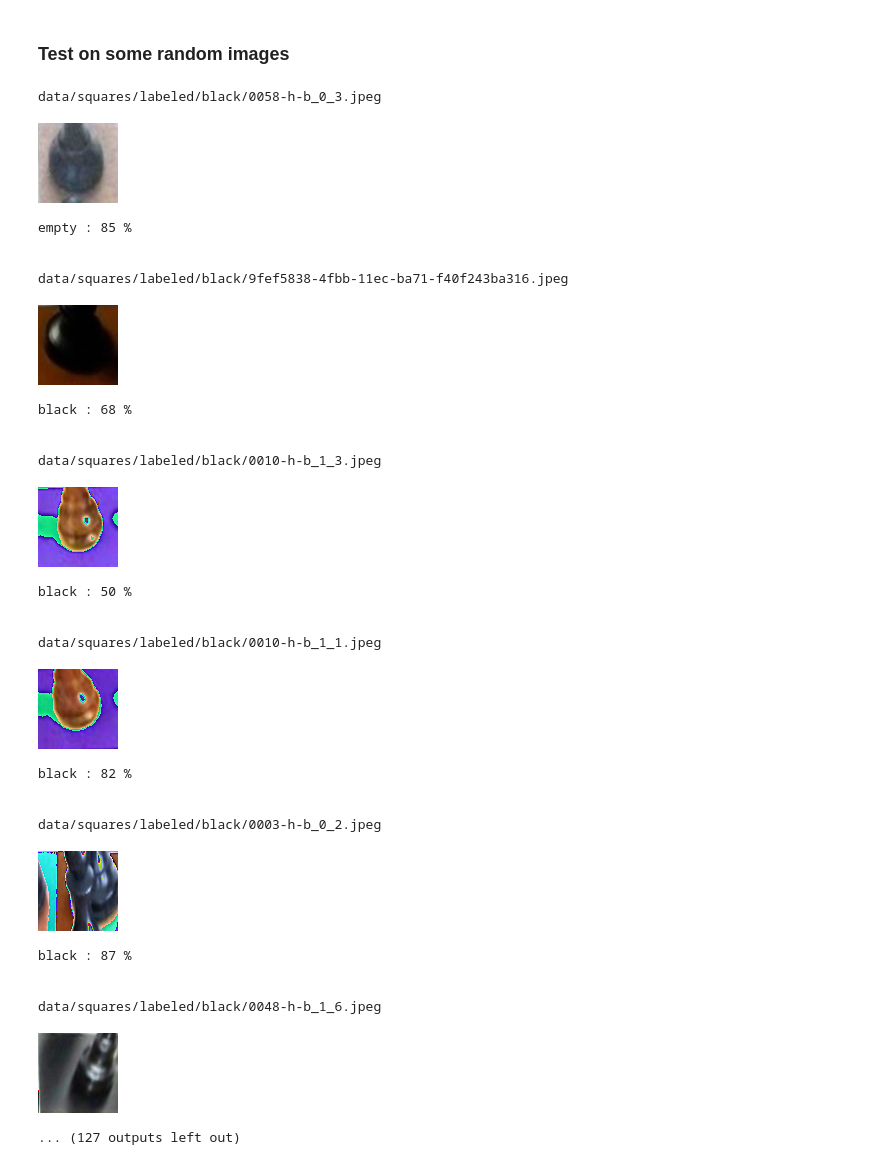
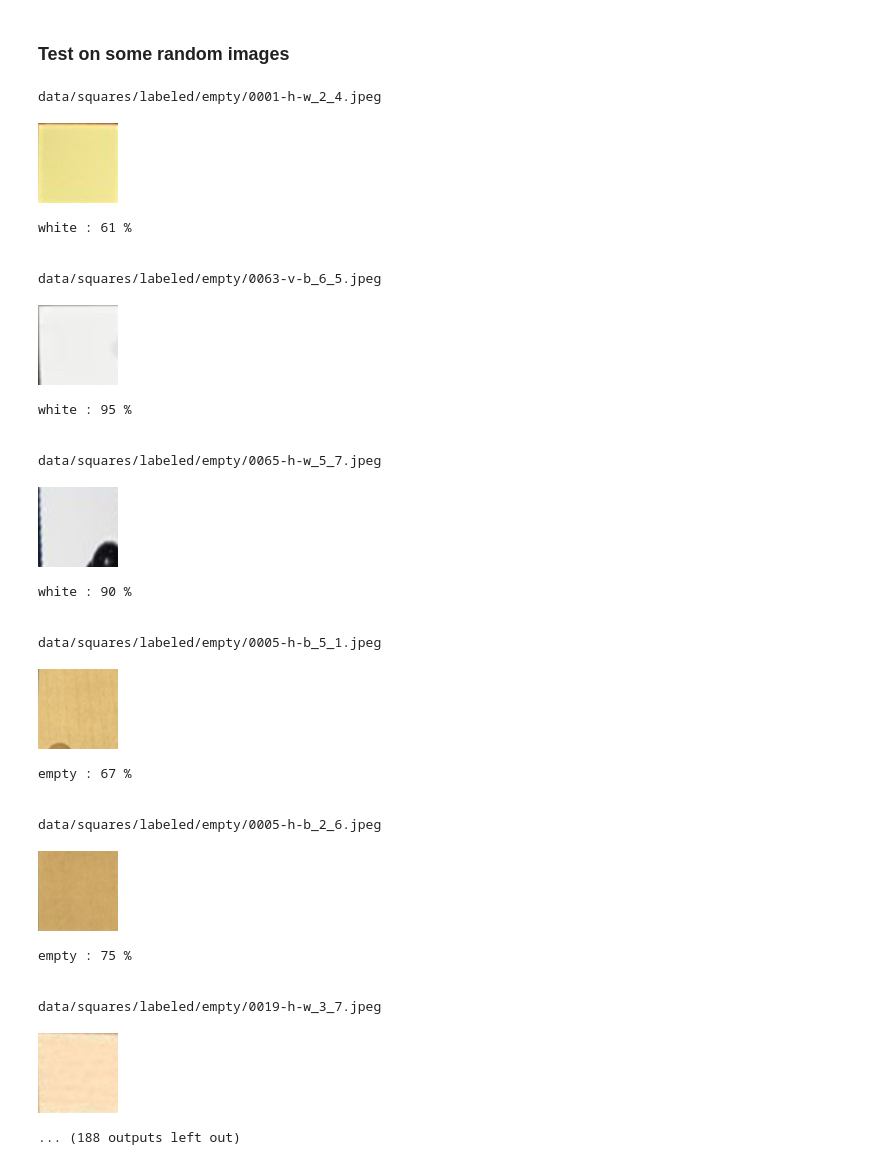
Before and after one commit to ierror/acid-chess-private, a Jupyter notebook: training/square_classifier_training.ipynb, the cells around one changed output. Drawn from its saved outputs; the diff is of its cells as text; code cells hidden in the pictures.

```diff
--- a/training/square_classifier_training.ipynb
+++ b/training/square_classifier_training.ipynb
@@ -282,7 +295,7 @@ classes = ["black", "empty", "white"]
 
 import cv2
 
-expected_class = "black"
+expected_class = "empty"
 
 with torch.no_grad():
     images = glob(f'data/squares/labeled/{expected_class}/*')  # /content/drive/MyDrive/squares/labeled/white/*
@@ -291,57 +304,57 @@ with torch.no_grad():
         image = cv2.imread(impath)
         image_orig = image.copy()
         image = cv2.cvtColor(image, cv2.COLOR_BGR2RGB)
         image = Image.fromarray(image)
 
         image = torchvision.transforms.Compose([
             torchvision.transforms.Resize(100),
             torchvision.transforms.CenterCrop(95),
             torchvision.transforms.Resize(80),
             torchvision.transforms.ToTensor(),
-            torchvision.transforms.Normalize((0.5, 0.5, 0.5), (0.5, 0.5, 0.5))
+            #torchvision.transforms.Normalize((0.5, 0.5, 0.5), (0.5, 0.5, 0.5))
         ])(image)
 
         image_tensor = image.view(1, 3, 80, 80).to(device)
         prediction = model(image_tensor)
 
         predicted_class_id = prediction.argmax().data.item()
         predicted_class = classes[predicted_class_id]
 
         probability = torch.nn.Softmax(dim=1)(prediction)[0] * 100
         probability = probability.int().data.cpu().numpy()[predicted_class_id]
         if predicted_class != expected_class or probability < 90:
             print(impath)
             display(denormalize(image))
             print(predicted_class, ':', probability, '%', '\n\n')
 
 #model.train()
 #pass
 # %% [output]
-data/squares/labeled/black/0058-h-b_0_3.jpeg
+data/squares/labeled/empty/0001-h-w_2_4.jpeg
-[figure, old version]
+[figure, new version]
-empty : 85 %
+white : 61 %
 
 
-data/squares/labeled/black/9fef5838-4fbb-11ec-ba71-f40f243ba316.jpeg
+data/squares/labeled/empty/0063-v-b_6_5.jpeg
-[figure, old version]
+[figure, new version]
-black : 68 %
+white : 95 %
 
 
-data/squares/labeled/black/0010-h-b_1_3.jpeg
+data/squares/labeled/empty/0065-h-w_5_7.jpeg
-[figure, old version]
+[figure, new version]
-black : 50 %
+white : 90 %
 
 
-data/squares/labeled/black/0010-h-b_1_1.jpeg
+data/squares/labeled/empty/0005-h-b_5_1.jpeg
-[figure, old version]
+[figure, new version]
-black : 82 %
+empty : 67 %
 
 
-data/squares/labeled/black/0003-h-b_0_2.jpeg
+data/squares/labeled/empty/0005-h-b_2_6.jpeg
-[figure, old version]
+[figure, new version]
-black : 87 %
+empty : 75 %
 
 
-data/squares/labeled/black/0048-h-b_1_6.jpeg
+data/squares/labeled/empty/0019-h-w_3_7.jpeg
-[figure, old version]
+[figure, new version]
-... (127 outputs left out)
+... (188 outputs left out)
```
Also changed, not shown: parts of 4 cells of this notebook, 49 other files.
